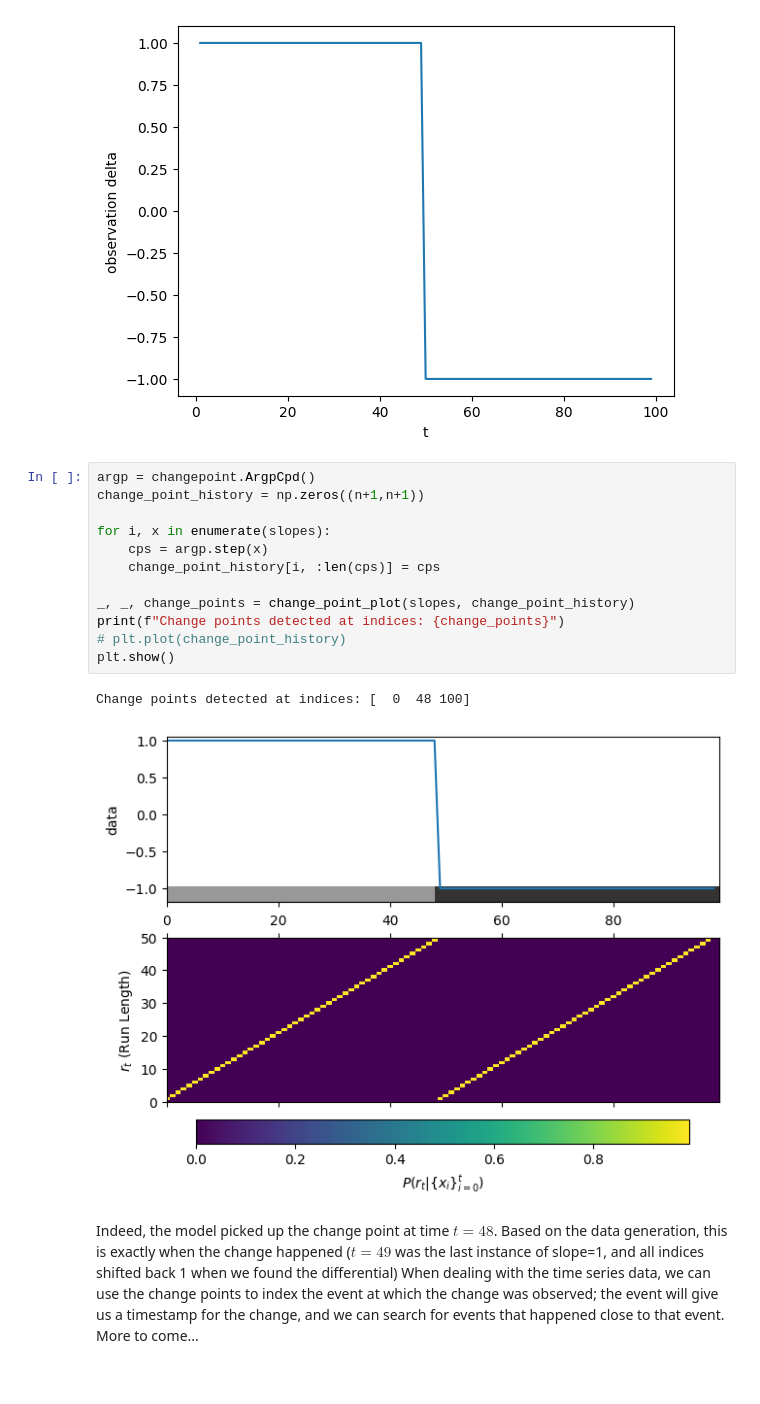
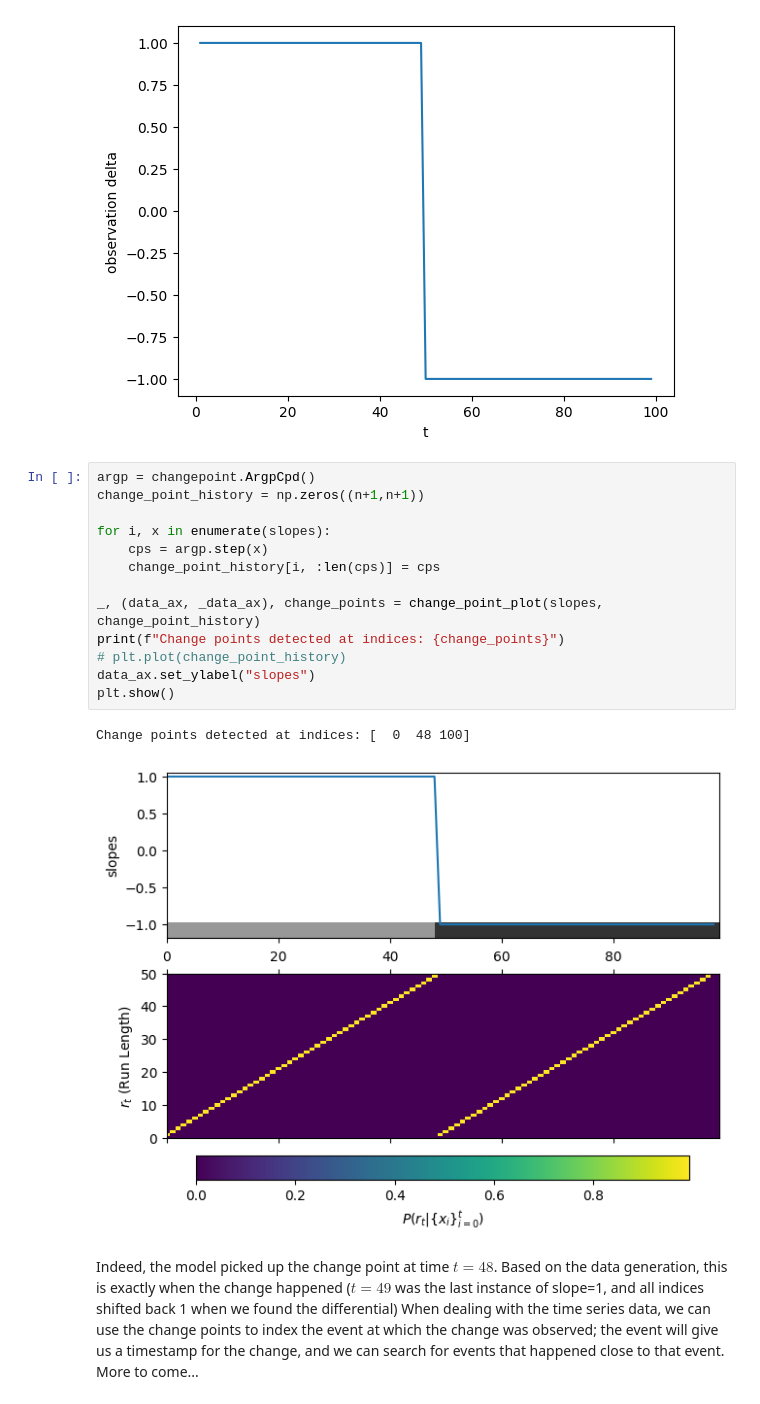
Before and after one commit to TrilemmaFoundation/UCI-MDS-F25-Soccer, a Jupyter notebook: notebooks/change_pt_detection.ipynb, the cells around one changed output. Cells and saved outputs as stored; diff of their text form.

Commit message:
change points, kloppy exploration

```diff
--- a/notebooks/change_pt_detection.ipynb
+++ b/notebooks/change_pt_detection.ipynb
@@ -216,17 +219,18 @@ plt.show()
 # %%
 argp = changepoint.ArgpCpd()
 change_point_history = np.zeros((n+1,n+1))
 
 for i, x in enumerate(slopes):
     cps = argp.step(x)
     change_point_history[i, :len(cps)] = cps
 
-_, _, change_points = change_point_plot(slopes, change_point_history)
+_, (data_ax, _data_ax), change_points = change_point_plot(slopes, change_point_history)
 print(f"Change points detected at indices: {change_points}")
 # plt.plot(change_point_history)
+data_ax.set_ylabel("slopes")
 plt.show()
 # %% [output]
 Change points detected at indices: [  0  48 100]
-[figure, old version]
+[figure, new version]
 # %% [markdown]
 Indeed, the model picked up the change point at time $t=48$. Based on the data generation, this is exactly when the change happened ($t=49$ was the last instance of slope=1, and all indices shifted back 1 when we found the differential) When dealing with the time series data, we can use the change points to index the event at which the change was observed; the event will give us a timestamp for the change, and we can search for events that happened close to that event. More to come...
```
Also changed, not shown: parts of 1 cell of this notebook, 1 other file.
